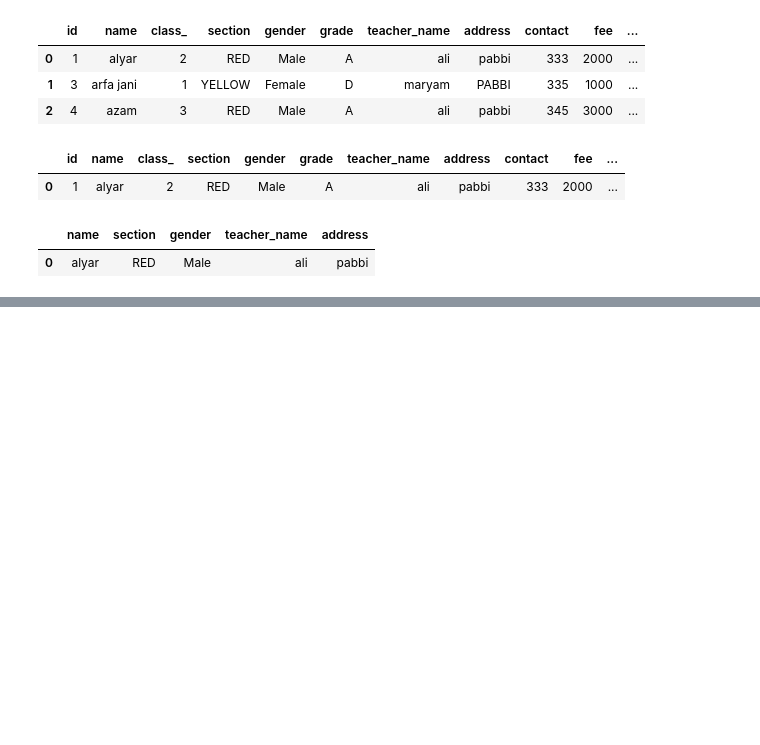
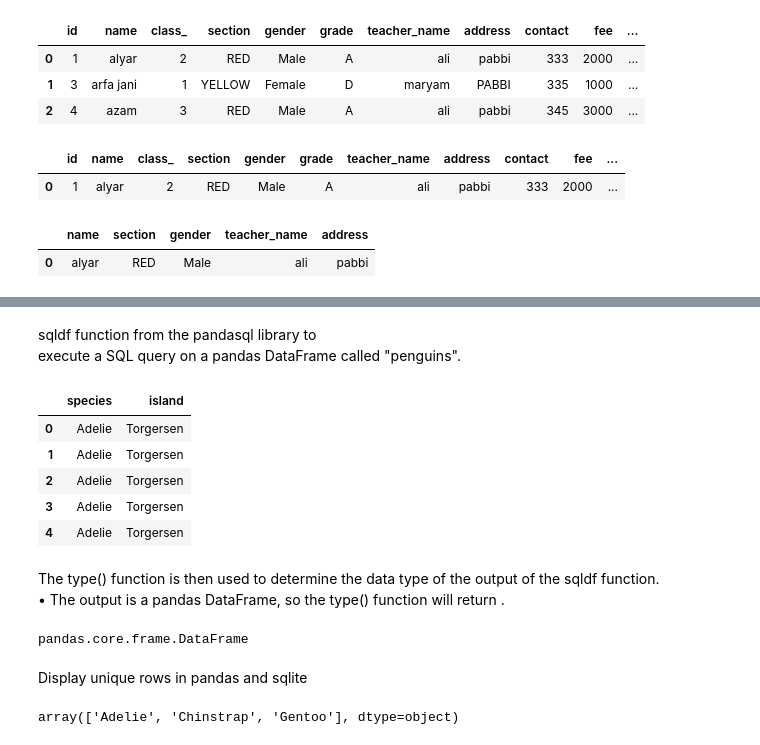
Before and after one commit to 960Subhamsingh/Python-oops-concept, a Jupyter notebook: database_connectivity/sqlite.ipynb, the cells around one changed output, grey strips where cells are left out. Drawn from its saved outputs; the diff is of its cells as text; code cells hidden in the pictures; blank space fills up the shorter version.

```diff
--- a/database_connectivity/sqlite.ipynb
+++ b/database_connectivity/sqlite.ipynb
@@ -93,0 +114,29 @@ pd.read_sql_query("SELECT name , section , gender , teacher_name , address FROM
+# %% [markdown]
+sqldf function from the pandasql library to  <br>
+execute a SQL query on a pandas DataFrame called "penguins".
+# %%
+sqldf('''SELECT species, island
+FROM penguins
+LIMIT 5''')
+# %% [output]
+|  | species | island |
+| 0 | Adelie | Torgersen |
+| 1 | Adelie | Torgersen |
+| 2 | Adelie | Torgersen |
+| 3 | Adelie | Torgersen |
+| 4 | Adelie | Torgersen |
+# %% [markdown]
+The type() function is then used to determine the data type of the output of the sqldf function. <br>
+• The output is a pandas DataFrame, so the type() function will return .
+# %%
+type(sqldf('''SELECT species, island
+                      FROM penguins
+                     LIMIT 5'''))
+# %% [output]
+pandas.core.frame.DataFrame
+# %% [markdown]
+Display unique rows in pandas and sqlite
+# %%
+penguins['species'].unique()
+# %% [output]
+array(['Adelie', 'Chinstrap', 'Gentoo'], dtype=object)
```
Also changed, not shown: parts of 34 cells of this notebook, 3 other files.
